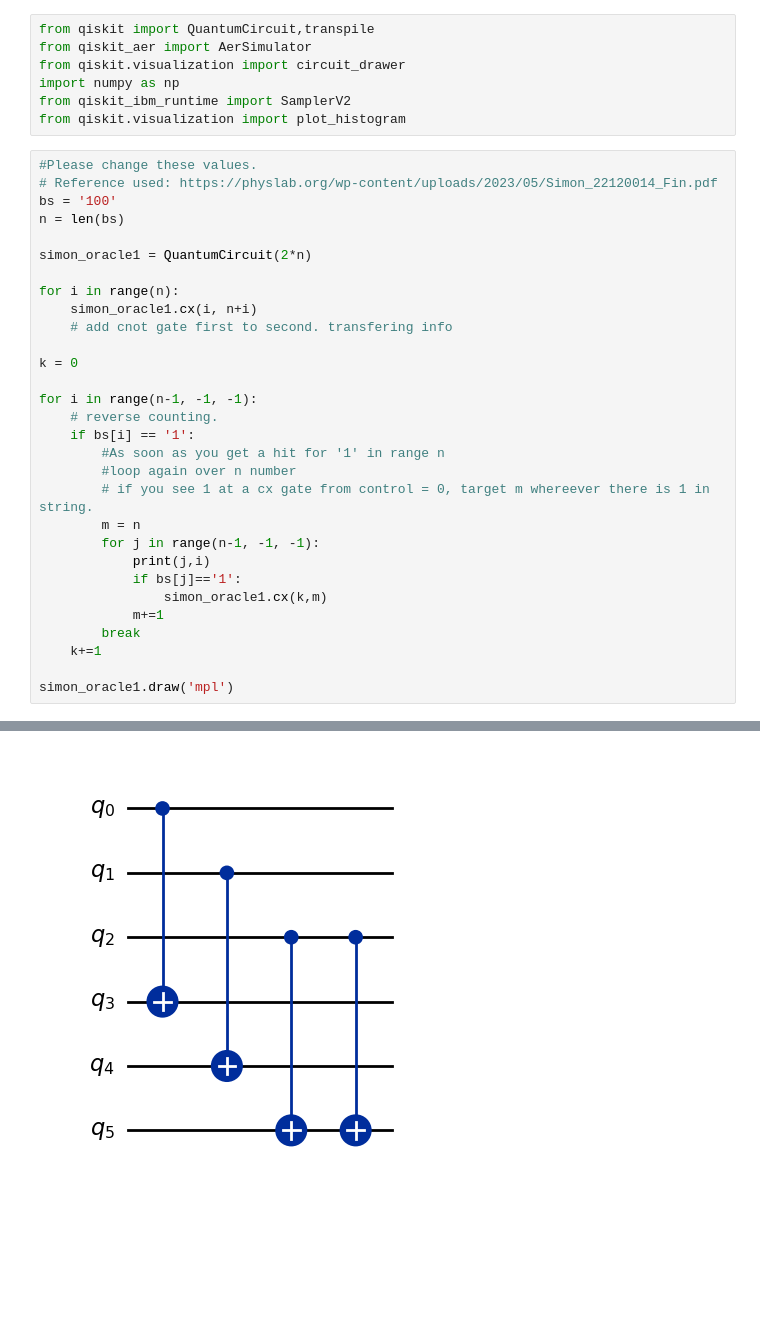
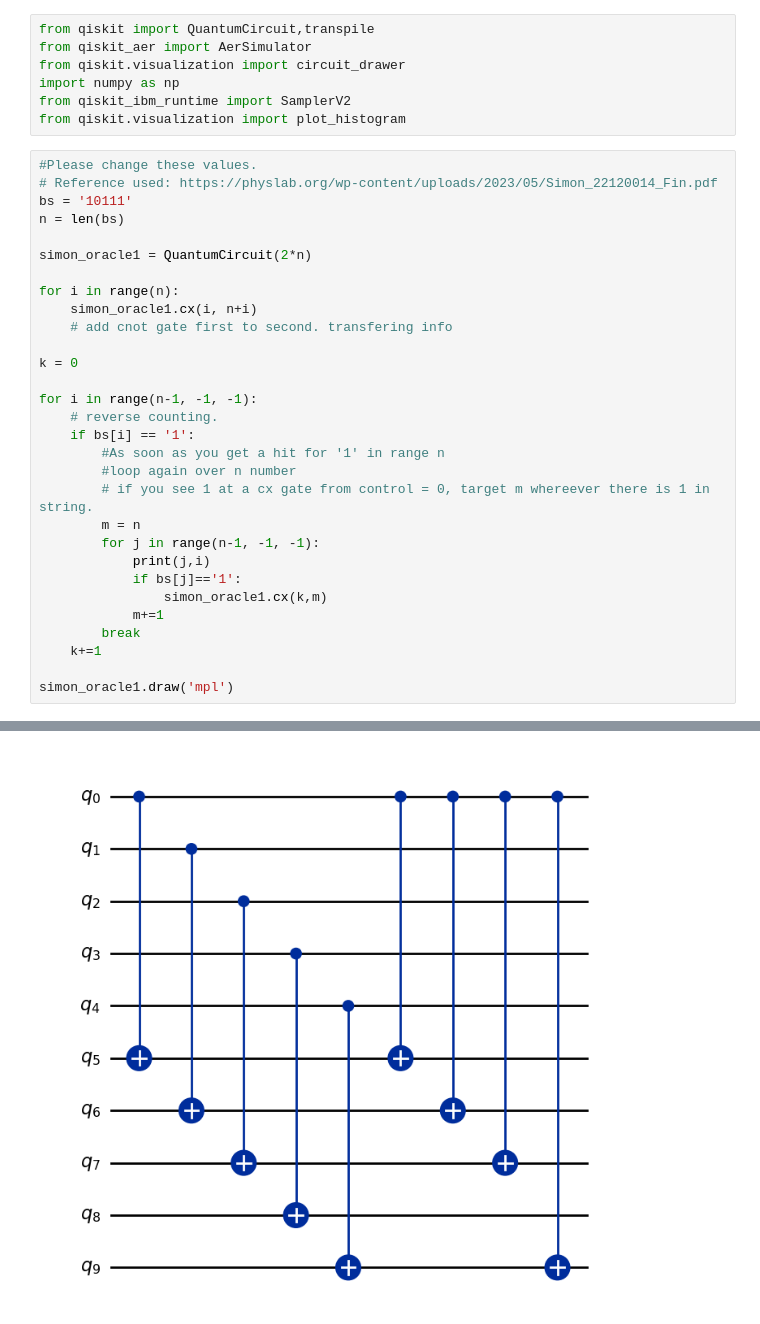
Before and after one commit to manhoosbilli1/Quantum_Computing_Learning, a Jupyter notebook: Task2/Simon/Simons-Algo-Brute.ipynb, the cells around one changed output, grey strips where cells are left out. Drawn from its saved outputs; the diff is of its cells as text; blank space fills up the shorter version.

```diff
--- a/Task2/Simon/Simons-Algo-Brute.ipynb
+++ b/Task2/Simon/Simons-Algo-Brute.ipynb
@@ -8,7 +8,7 @@ from qiskit.visualization import plot_histogram
 # %%
 #Please change these values.
 # Reference used: https://physlab.org/wp-content/uploads/2023/05/Simon_22120014_Fin.pdf
-bs = '100'
+bs = '10111'
 n = len(bs)
 
 simon_oracle1 = QuantumCircuit(2*n)
@@ -42,4 +44,4 @@ simon_oracle1.draw('mpl')
-[figure, old version]
+[figure, new version]
 # %%
 
 simon = QuantumCircuit(2*n, n)
```
Also changed, not shown: parts of 3 cells of this notebook, 2 other files.
